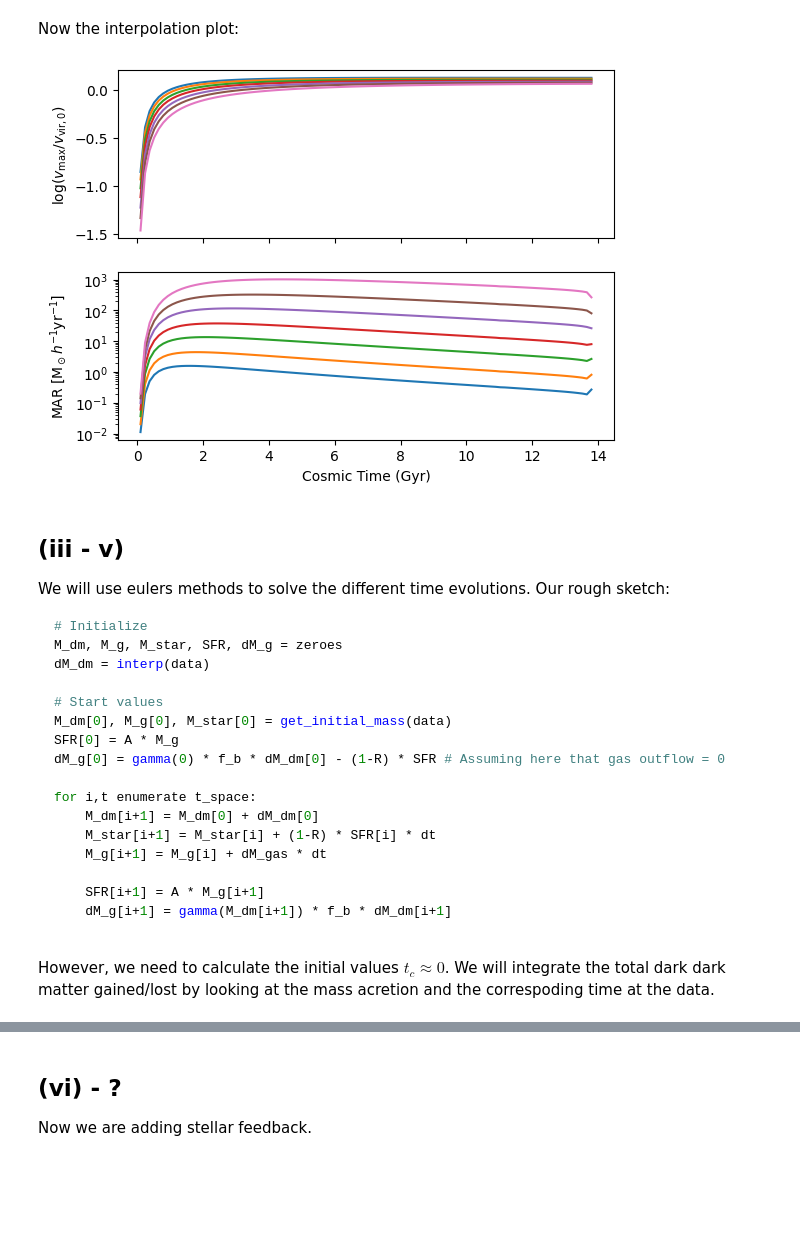
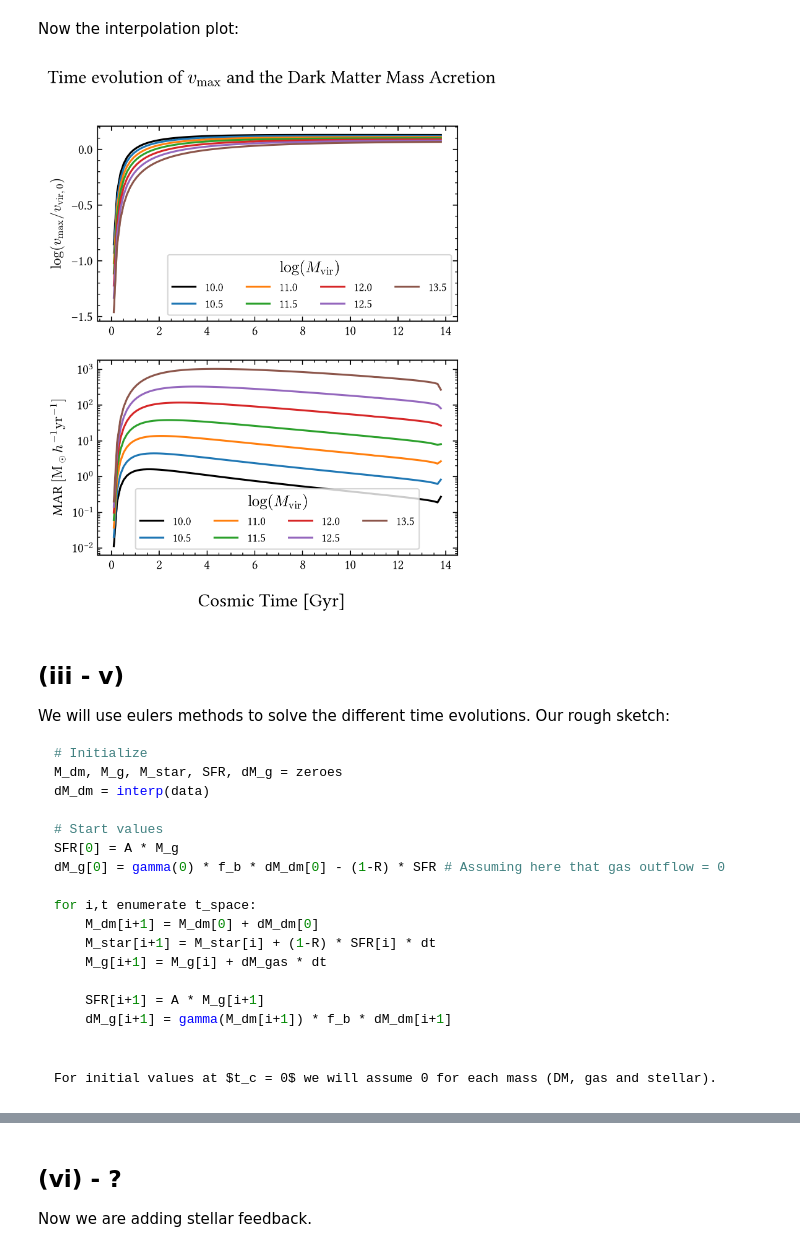
Before and after one commit to lorlo9999/FEG_NA2, a Jupyter notebook: script.ipynb, the cells around one changed output, grey strips where cells are left out. Cells and saved outputs as stored; diff of their text form; code cells hidden in the pictures; blank space fills up the shorter version.

Commit message:
Finished mass evolution and started making plots pretty

````diff
--- a/script.ipynb
+++ b/script.ipynb
@@ -3,6 +3,33 @@ import numpy as np
 import pandas as pd
 import os
 import matplotlib.pyplot as plt
+
+# Make plots pretty, deactivate "font.serif": ["Linux Libertine"] if font not installed!!
+plt.rcParams.update({
+    "axes.prop_cycle": plt.cycler(color=["black"] +  plt.rcParams['axes.prop_cycle'].by_key()['color']),
+    "font.family": "serif",             # Serif fonts (e.g., Times-like)
+    "font.serif": ["Linux Libertine"],  # Same font as in LaTeX, must be installed!
+    "font.size": 12,                    # Base font size
+    "mathtext.fontset": "cm",           # Math Font to match a bit better
+    "legend.fontsize": 11,
+    "axes.labelsize": 11,
+    "axes.titlesize": 12,
+    "xtick.labelsize": 10,
+    "ytick.labelsize": 10,
+    "legend.fontsize": 9,
+    "figure.dpi": 300,                  # High resolution
+    "savefig.dpi": 300,
+    "axes.linewidth": 0.8,              # Thin axis lines
+    "xtick.direction": "in",            # Ticks pointing inward
+    "ytick.direction": "in",
+    "xtick.top": True,                  # Ticks on all sides
+    "ytick.right": True,
+    "xtick.minor.visible": True,
+    "ytick.minor.visible": True,
+    "grid.linewidth": 0.4
+})
+
+default_fsize = (5,3.5)
 # %% [markdown]
 ## (i) - (ii)
 Loading the data:
@@ -49,19 +76,24 @@ Now the interpolation plot:
 # %%
 t_space = np.linspace(0.1,13.8,100)
 
-fig, ax = plt.subplots(2,sharex=True)
-ax[1].set_xlabel('Cosmic Time (Gyr)')
+fig, ax = plt.subplots(2,sharex=True,figsize = (5,6))
+fig.suptitle(r"Time evolution of $v_{\text{max}}$ and the Dark Matter Mass Acretion")
 ax[0].set_ylabel(r'$\log(v_{\text{max}}/v_{\text{vir},0})$')
 ax[1].set_ylabel(r'MAR $[\text{M}_\odot h^{-1} \text{yr}^{-1}]$')
+fig.supxlabel('Cosmic Time [Gyr]')
+
 for mass, df in data.items():
     y_v = np.interp(t_space,df['t_c'][::-1],df['V_m/V_v'][::-1])
     y_MAR = np.interp(t_space,df['t_c'][::-1],df['MAR'][::-1])
-    ax[0].plot(t_space,y_v)
-    ax[1].plot(t_space,y_MAR)
+    ax[0].plot(t_space,y_v,label=f'{mass}')
+    ax[1].plot(t_space,y_MAR,label=f'{mass}')
 
+ax[0].tick_params(labelbottom=True)
+ax[0].legend(title=r'$\log(M_{\text{vir}})$',ncol=4)
+ax[1].legend(title=r'$\log(M_{\text{vir}})$',ncol=4)
 ax[1].set_yscale('log')
 # %% [output]
-[figure, old version]
+[figure, new version]
 # %% [markdown]
 ## (iii - v)
 We will use eulers methods to solve the different time evolutions. Our rough sketch:
@@ -72,7 +104,6 @@ M_dm, M_g, M_star, SFR, dM_g = zeroes
 dM_dm = interp(data)
 
 # Start values
-M_dm[0], M_g[0], M_star[0] = get_initial_mass(data)
 SFR[0] = A * M_g
 dM_g[0] = gamma(0) * f_b * dM_dm[0] - (1-R) * SFR # Assuming here that gas outflow = 0
 
@@ -85,4 +116,4 @@ for i,t enumerate t_space:
     dM_g[i+1] = gamma(M_dm[i+1]) * f_b * dM_dm[i+1]
 
 ```
-However, we need to calculate the initial values $t_c \approx 0$. We will integrate the total dark dark matter gained/lost by looking at the mass acretion and the correspoding time at the data.
+    For initial values at $t_c = 0$ we will assume 0 for each mass (DM, gas and stellar).
````
Also changed, not shown: parts of 8 cells of this notebook.
